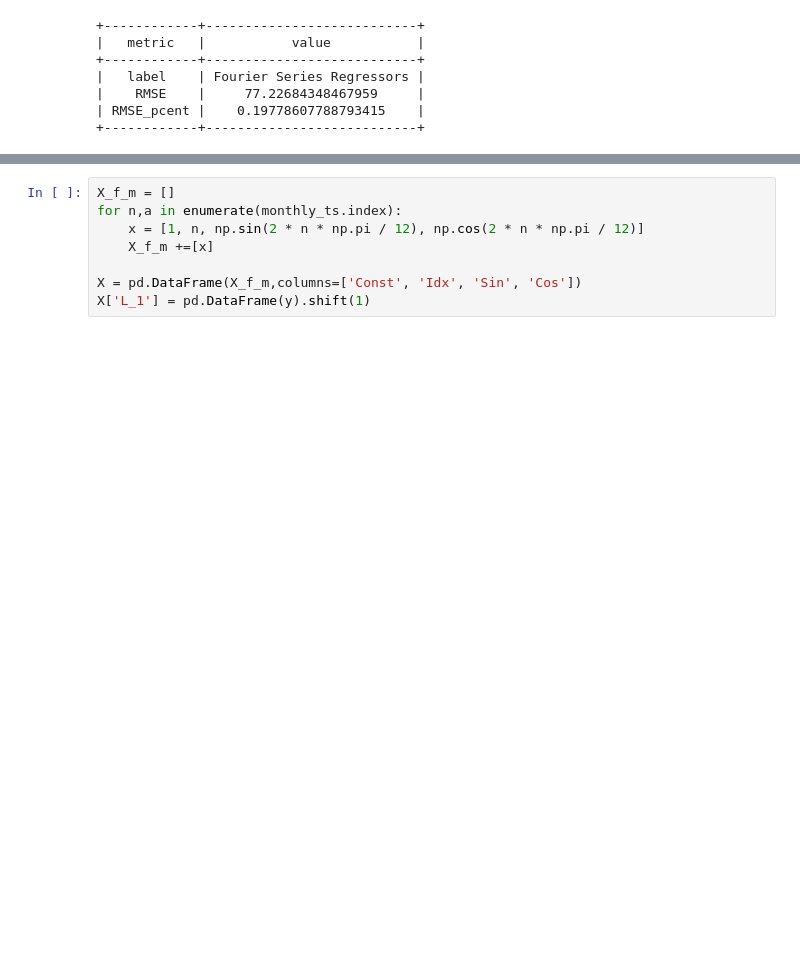
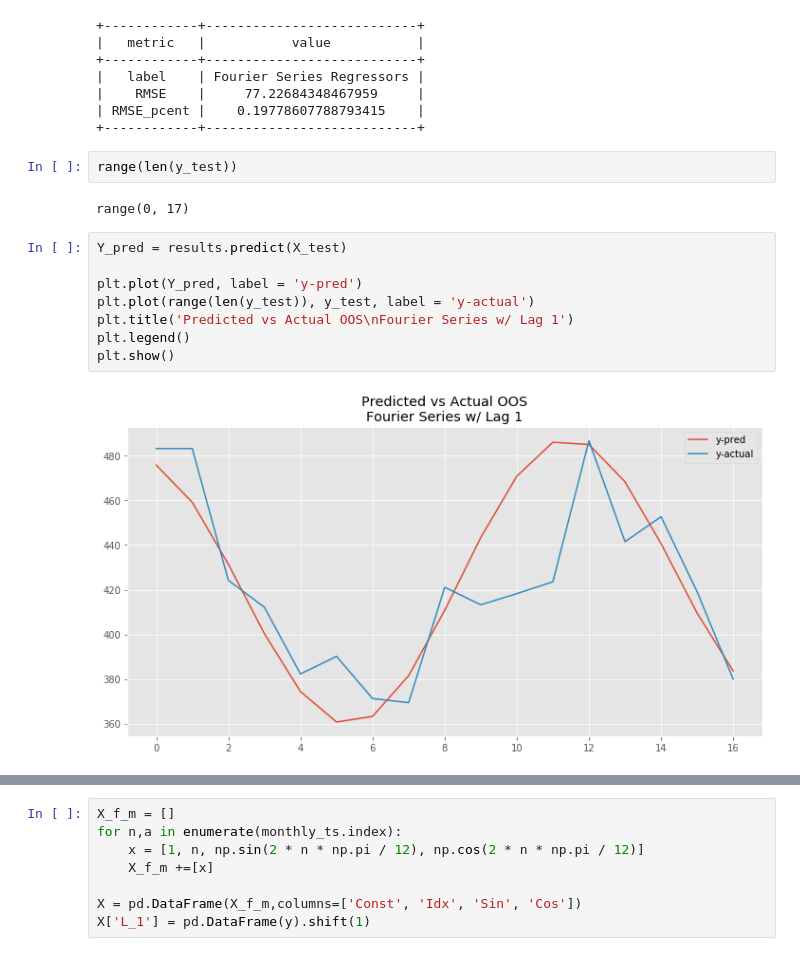
Before and after one commit to harizhisham/amarcord-1, a Jupyter notebook: local_amarcord_data_dd.ipynb, the cells around one changed output, grey strips where cells are left out. Drawn from its saved outputs; the diff is of its cells as text; blank space fills up the shorter version.

```diff
--- a/local_amarcord_data_dd.ipynb
+++ b/local_amarcord_data_dd.ipynb
@@ -470,3 +472,17 @@ perf_in['monthly_incoming'] = testing.measure_error(y_train, y_hat, label='Fouri
 |    RMSE    |     77.22684348467959     |
 | RMSE_pcent |    0.19778607788793415    |
 +------------+---------------------------+
+# %%
+range(len(y_test))
+# %% [output]
+range(0, 17)
+# %%
+Y_pred = results.predict(X_test)
+
+plt.plot(Y_pred, label = 'y-pred')
+plt.plot(range(len(y_test)), y_test, label = 'y-actual')
+plt.title('Predicted vs Actual OOS\nFourier Series w/ Lag 1')
+plt.legend()
+plt.show()
+# %% [output]
+[figure, added]
```
Also changed, not shown: parts of 47 cells of this notebook.
